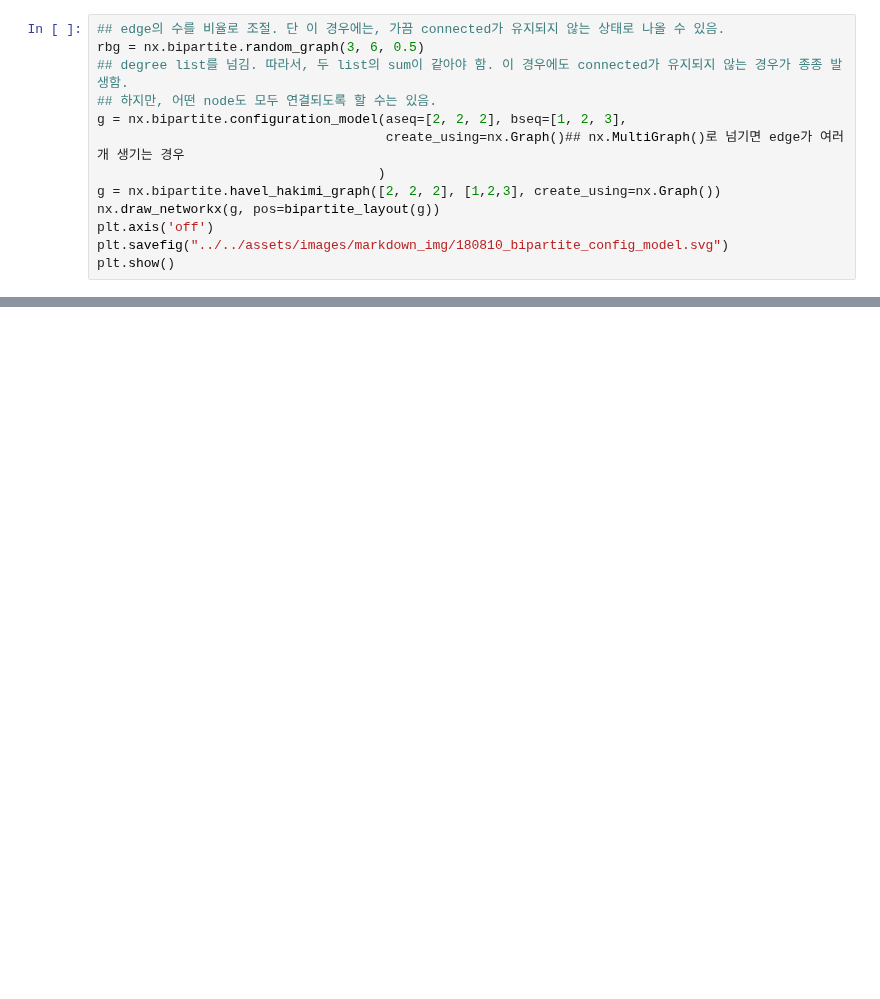
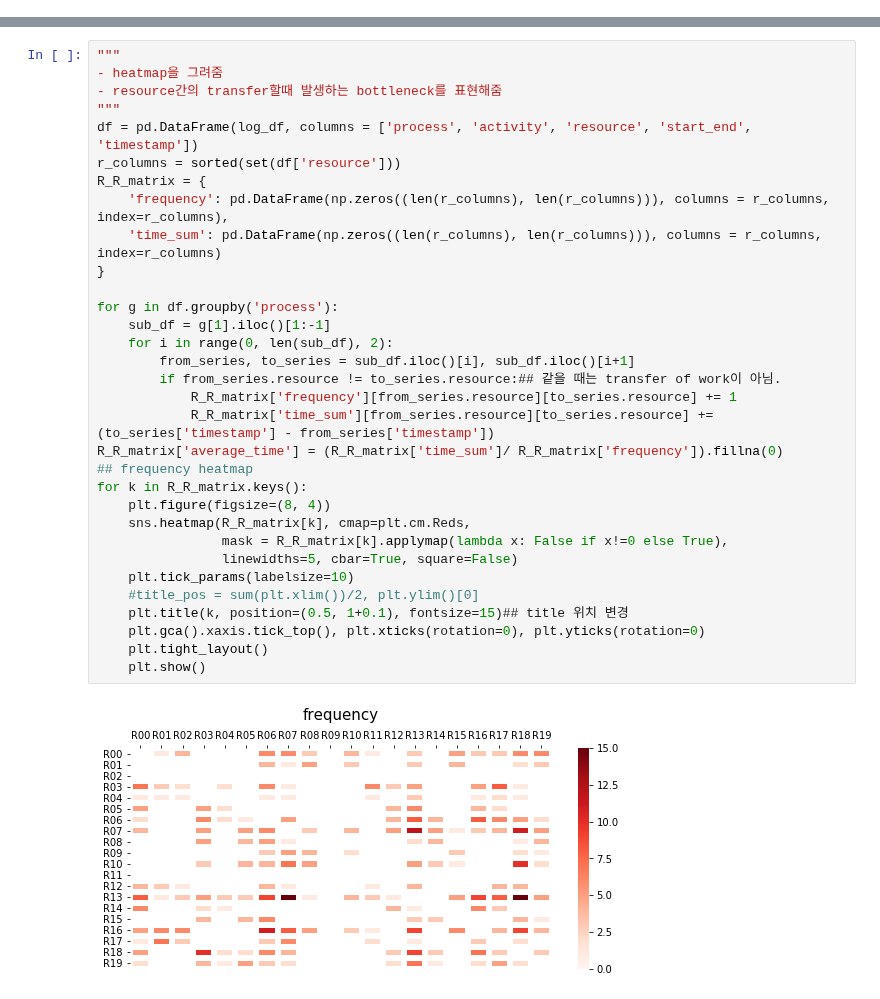
Before and after one commit to frhyme/frhyme.github.io, a Jupyter notebook: _posts/personal_ipynb/process and organization.ipynb, the cells around one changed output, grey strips where cells are left out. Cells and saved outputs as stored; diff of their text form; blank space fills up the shorter version.

Commit message:
plt title, graph relabel arrow etc

```diff
--- a/_posts/personal_ipynb/process and organization.ipynb
+++ b/_posts/personal_ipynb/process and organization.ipynb
@@ -182,13 +0,0 @@ plt.show()
-# %%
-## edge의 수를 비율로 조절. 단 이 경우에는, 가끔 connected가 유지되지 않는 상태로 나올 수 있음.
-rbg = nx.bipartite.random_graph(3, 6, 0.5)
-## degree list를 넘김. 따라서, 두 list의 sum이 같아야 함. 이 경우에도 connected가 유지되지 않는 경우가 종종 발생함.
-## 하지만, 어떤 node도 모두 연결되도록 할 수는 있음.
-g = nx.bipartite.configuration_model(aseq=[2, 2, 2], bseq=[1, 2, 3],
-                                     create_using=nx.Graph()## nx.MultiGraph()로 넘기면 edge가 여러개 생기는 경우
-                                    )
-g = nx.bipartite.havel_hakimi_graph([2, 2, 2], [1,2,3], create_using=nx.Graph())
-nx.draw_networkx(g, pos=bipartite_layout(g))
-plt.axis('off')
-plt.savefig("../../assets/images/markdown_img/180810_bipartite_config_model.svg")
-plt.show()
@@ -226,0 +216,34 @@ EdgeView([(2, 4), (2, 5)])
+# %%
+"""
+- heatmap을 그려줌
+- resource간의 transfer할때 발생하는 bottleneck를 표현해줌
+"""
+df = pd.DataFrame(log_df, columns = ['process', 'activity', 'resource', 'start_end', 'timestamp'])
+r_columns = sorted(set(df['resource']))
+R_R_matrix = {
+    'frequency': pd.DataFrame(np.zeros((len(r_columns), len(r_columns))), columns = r_columns, index=r_columns),
+    'time_sum': pd.DataFrame(np.zeros((len(r_columns), len(r_columns))), columns = r_columns, index=r_columns)
+}
+
+for g in df.groupby('process'):
+    sub_df = g[1].iloc()[1:-1]
+    for i in range(0, len(sub_df), 2):
+        from_series, to_series = sub_df.iloc()[i], sub_df.iloc()[i+1]
+        if from_series.resource != to_series.resource:## 같을 때는 transfer of work이 아님.
+            R_R_matrix['frequency'][from_series.resource][to_series.resource] += 1
+            R_R_matrix['time_sum'][from_series.resource][to_series.resource] += (to_series['timestamp'] - from_series['timestamp'])
+R_R_matrix['average_time'] = (R_R_matrix['time_sum']/ R_R_matrix['frequency']).fillna(0)
+## frequency heatmap
+for k in R_R_matrix.keys():
+    plt.figure(figsize=(8, 4))
+    sns.heatmap(R_R_matrix[k], cmap=plt.cm.Reds,
+                mask = R_R_matrix[k].applymap(lambda x: False if x!=0 else True),
+                linewidths=5, cbar=True, square=False)
+    plt.tick_params(labelsize=10)
+    #title_pos = sum(plt.xlim())/2, plt.ylim()[0]
+    plt.title(k, position=(0.5, 1+0.1), fontsize=15)## title 위치 변경
+    plt.gca().xaxis.tick_top(), plt.xticks(rotation=0), plt.yticks(rotation=0)
+    plt.tight_layout()
+    plt.show()
+# %% [output]
+[figure, added]
```
Also changed, not shown: parts of 32 cells of this notebook, 15 other files.
